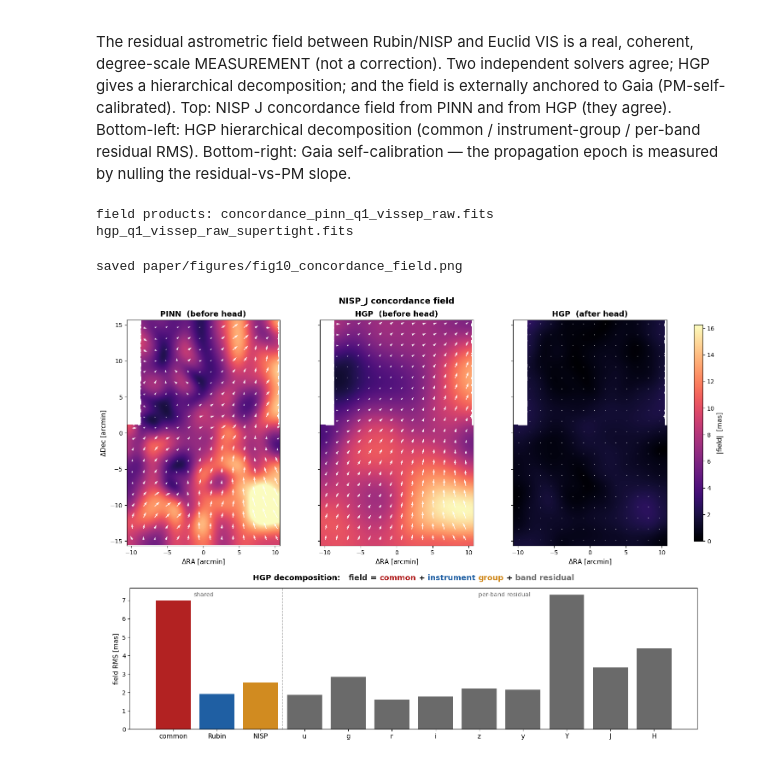
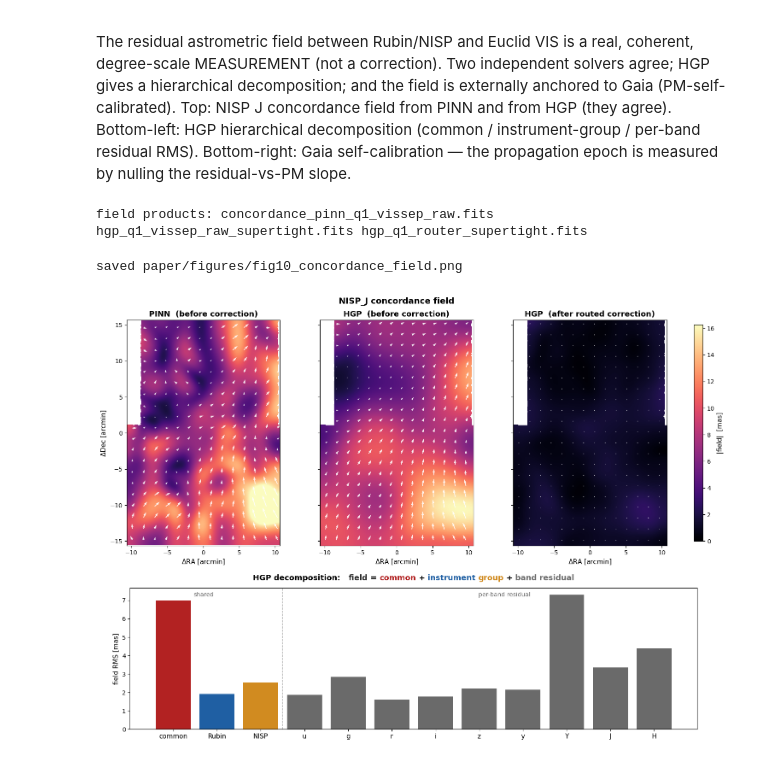
Before and after one commit to xoubish/JAISP, a Jupyter notebook: paper/paper_figures/figure_9_concordance.ipynb, the cells around one changed output. Drawn from its saved outputs; the diff is of its cells as text; code cells hidden in the pictures.

```diff
--- a/paper/paper_figures/figure_9_concordance.ipynb
+++ b/paper/paper_figures/figure_9_concordance.ipynb
@@ -19,13 +19,17 @@ def find_repo_root(s=None):
 REPO=find_repo_root(); OUT=REPO/'paper'/'figures'/'fig10_concordance_field.png'
 FD=REPO/'models/checkpoints/latent_position_q1_vissep'
 PINN=FD/'concordance_pinn_q1_vissep_raw.fits'; HGP=FD/'hgp_q1_vissep_raw_supertight.fits'
-HGPH=FD/'hgp_q1_vissep_headresid_supertight.fits'
+# "after" panel: residual field of the DELIVERED correction (sigma-routed combination, nb24);
+# the head-only refit differs by ~0.16 mas median (nb24) — interchangeable, but the router is
+# what the paper delivers. Head-only product kept for reference:
+#   hgp_q1_vissep_headresid_supertight.fits
+HGPR=FD/'hgp_q1_router_supertight.fits'
 HGPJSON=json.load(open(str(HGP)+'.json'))
 GAIA=json.load(open(REPO/'io/_nb09_outputs/gaia_selfcal_curve.json'))
 BAND='NISP_J'; COV_MASK_ARCSEC=45.0
-print('field products:', PINN.name, HGP.name)
+print('field products:', PINN.name, HGP.name, HGPR.name)
 # %% [output]
-field products: concordance_pinn_q1_vissep_raw.fits hgp_q1_vissep_raw_supertight.fits
+field products: concordance_pinn_q1_vissep_raw.fits hgp_q1_vissep_raw_supertight.fits hgp_q1_router_supertight.fits
 # %%
 import matplotlib.pyplot as plt
 from scipy.ndimage import gaussian_filter
@@ -63,38 +67,38 @@ def draw_field(ax,dra,dde,mag,ext,title,vmax,ylabel=False):
 
 fig=plt.figure(figsize=(16,11))
 gtop=fig.add_gridspec(1,3,left=0.06,right=0.90,top=0.94,bottom=0.46,wspace=0.03)
-pr=load_field(PINN,BAND); hr=load_field(HGP,BAND); hh=load_field(HGPH,BAND)
+pr=load_field(PINN,BAND); hr=load_field(HGP,BAND); hh=load_field(HGPR,BAND)
 vmax=np.nanpercentile(np.concatenate([pr[2][np.isfinite(pr[2])],hr[2][np.isfinite(hr[2])]]),97)
 a0=fig.add_subplot(gtop[0,0]); a1=fig.add_subplot(gtop[0,1],sharey=a0); a2=fig.add_subplot(gtop[0,2],sharey=a0)
-draw_field(a0,*pr,'PINN  (before head)',vmax,ylabel=True)
-draw_field(a1,*hr,'HGP  (before head)',vmax)
-im=draw_field(a2,*hh,'HGP  (after head)',vmax)
+draw_field(a0,*pr,'PINN  (before correction)',vmax,ylabel=True)
+draw_field(a1,*hr,'HGP  (before correction)',vmax)
+im=draw_field(a2,*hh,'HGP  (after routed correction)',vmax)
 cax=fig.add_axes([0.915,0.47,0.013,0.46]); cb=fig.colorbar(im,cax=cax); cb.set_label('|field|  [mas]',fontsize=11)
 fig.text(0.48,0.975,f'{BAND} concordance field',ha='center',fontsize=14,fontweight='bold')
 
 # bottom: HGP hierarchical decomposition (full width)
 axC=fig.add_axes([0.09,0.07,0.83,0.30])
 comp=HGPJSON['output']['components']
 hier=[('COMMON','common','#b22222'),('GROUP_RUBIN','Rubin','#1f5fa3'),('GROUP_NISP','NISP','#d18b20')]
 bands=[('BAND_U','u'),('BAND_G','g'),('BAND_R','r'),('BAND_I','i'),('BAND_Z','z'),('BAND_Y','y'),('BAND_NISP_Y','Y'),('BAND_NISP_J','J'),('BAND_NISP_H','H')]
 labels=[h[1] for h in hier]+[b[1] for b in bands]
 vals=[comp[h[0]]['field_rms_mas'] for h in hier]+[comp[b[0]]['field_rms_mas'] for b in bands]
 cols=[h[2] for h in hier]+['#6a6a6a']*len(bands)
 axC.bar(range(len(vals)),vals,color=cols)
 axC.set_xticks(range(len(labels))); axC.set_xticklabels(labels,fontsize=11)
 axC.axvline(2.5,color='0.7',ls='--',lw=1)
 axC.text(0.13,0.94,'shared',transform=axC.transAxes,ha='center',fontsize=10,color='0.4')
 axC.text(0.66,0.94,'per-band residual',transform=axC.transAxes,ha='center',fontsize=10,color='0.4')
 axC.set_ylabel('field RMS [mas]',fontsize=11)
 from matplotlib.offsetbox import TextArea, HPacker, AnnotationBbox
 pieces=[('HGP decomposition:   ','k'),('field','0.15'),(' = ','k'),('common','#b22222'),
         (' + ','k'),('instrument ','#1f5fa3'),('group','#d18b20'),(' + ','k'),('band residual','#6a6a6a')]
 tas=[TextArea(t,textprops=dict(color=cc,fontsize=13,fontweight='bold')) for t,cc in pieces]
 ab=AnnotationBbox(HPacker(children=tas,align='center',pad=0,sep=0),(0.5,1.07),
                   xycoords='axes fraction',frameon=False,box_alignment=(0.5,0.5))
 axC.add_artist(ab)
 
 fig.savefig(OUT,dpi=200,bbox_inches='tight'); print('saved',OUT.relative_to(REPO)); plt.show()
 # %% [output]
 saved paper/figures/fig10_concordance_field.png
-[figure, old version]
+[figure, new version]
```
Also changed, not shown: 8 other files.
